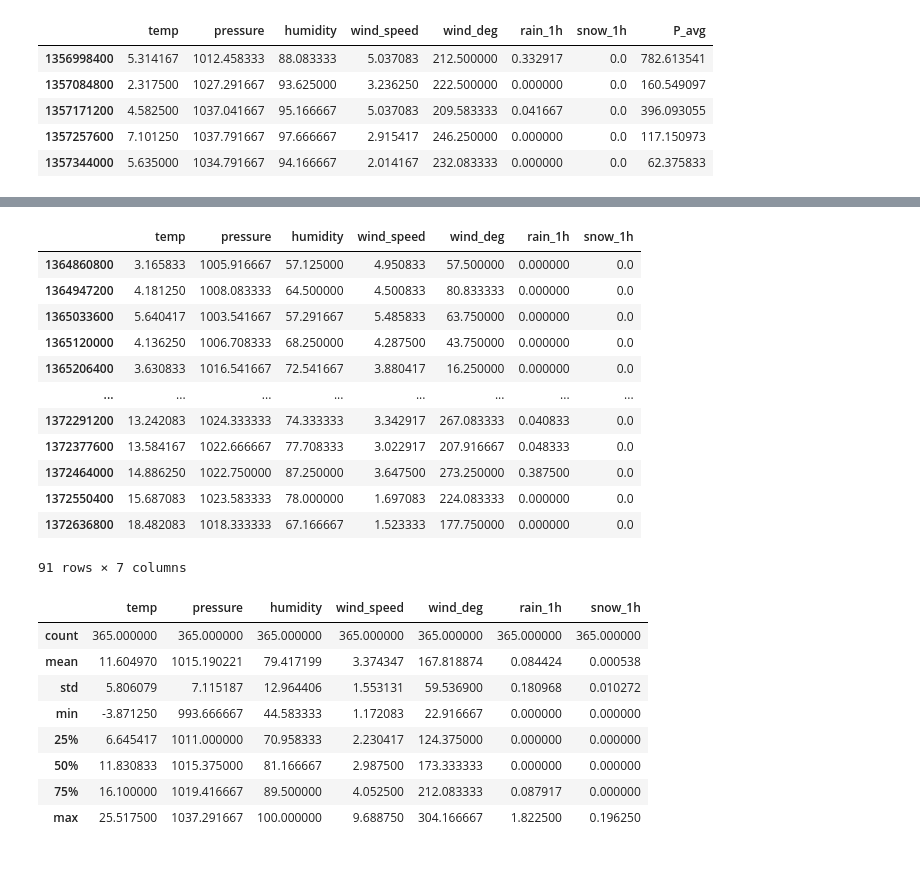
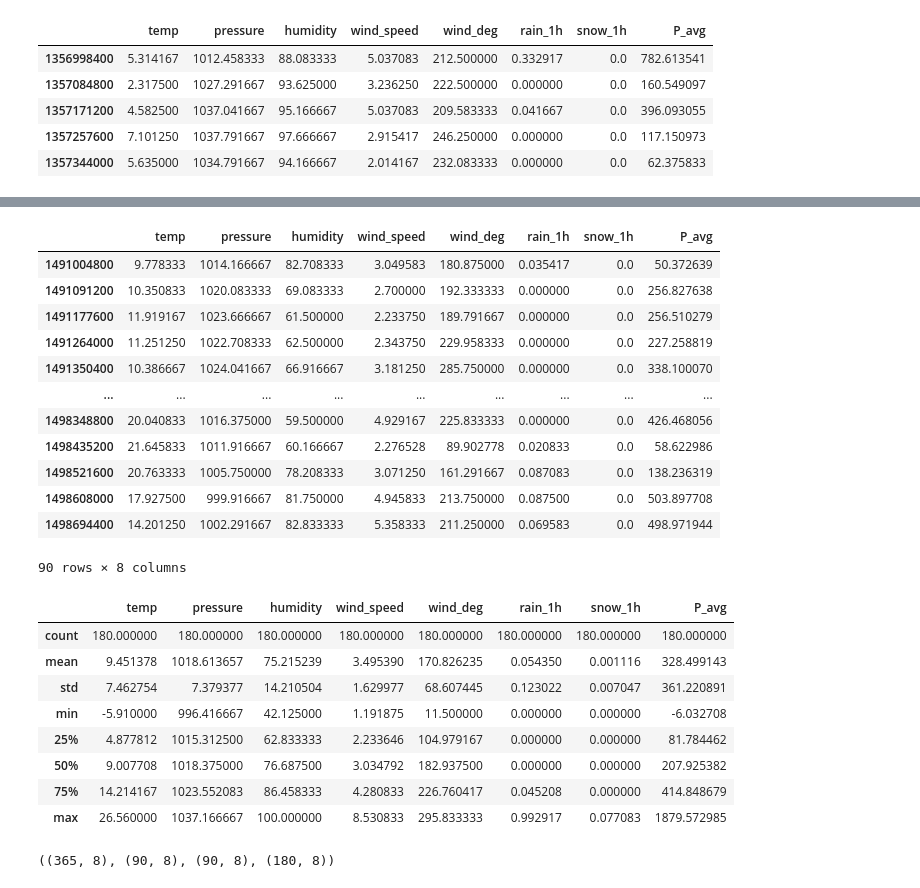
Before and after one commit to glopezcafaggi/engie_api, a Jupyter notebook: ml/wht_data.ipynb, the cells around one changed output, grey strips where cells are left out. Drawn from its saved outputs; the diff is of its cells as text; code cells hidden in the pictures.

```diff
--- a/ml/wht_data.ipynb
+++ b/ml/wht_data.ipynb
@@ -26,4 +26,5 @@ data.head()
 | 1357257600 | 7.101250 | 1037.791667 | 97.666667 | 2.915417 | 246.250000 | 0.000000 | 0.0 | 117.150973 |
 | 1357344000 | 5.635000 | 1034.791667 | 94.166667 | 2.014167 | 232.083333 | 0.000000 | 0.0 | 62.375833 |
 # %%
-data_wht = data.drop(columns=['P_avg'])
+#data_wht = data.drop(columns=['P_avg'])
+data_wht = data
@@ -71,33 +71,37 @@ data_wht_2
 # %%
-data_wht_3 = data_wht.iloc[91:182]
+data_wht_3 = data_wht.iloc[1461 + 90 : 1461 + 180]
 data_wht_3
 # %% [output]
-|  | temp | pressure | humidity | wind_speed | wind_deg | rain_1h | snow_1h |
-| 1364860800 | 3.165833 | 1005.916667 | 57.125000 | 4.950833 | 57.500000 | 0.000000 | 0.0 |
-| 1364947200 | 4.181250 | 1008.083333 | 64.500000 | 4.500833 | 80.833333 | 0.000000 | 0.0 |
-| 1365033600 | 5.640417 | 1003.541667 | 57.291667 | 5.485833 | 63.750000 | 0.000000 | 0.0 |
-| 1365120000 | 4.136250 | 1006.708333 | 68.250000 | 4.287500 | 43.750000 | 0.000000 | 0.0 |
-| 1365206400 | 3.630833 | 1016.541667 | 72.541667 | 3.880417 | 16.250000 | 0.000000 | 0.0 |
-| ... | ... | ... | ... | ... | ... | ... | ... |
-| 1372291200 | 13.242083 | 1024.333333 | 74.333333 | 3.342917 | 267.083333 | 0.040833 | 0.0 |
-| 1372377600 | 13.584167 | 1022.666667 | 77.708333 | 3.022917 | 207.916667 | 0.048333 | 0.0 |
-| 1372464000 | 14.886250 | 1022.750000 | 87.250000 | 3.647500 | 273.250000 | 0.387500 | 0.0 |
-| 1372550400 | 15.687083 | 1023.583333 | 78.000000 | 1.697083 | 224.083333 | 0.000000 | 0.0 |
-| 1372636800 | 18.482083 | 1018.333333 | 67.166667 | 1.523333 | 177.750000 | 0.000000 | 0.0 |
+|  | temp | pressure | humidity | wind_speed | wind_deg | rain_1h | snow_1h | P_avg |
+| 1491004800 | 9.778333 | 1014.166667 | 82.708333 | 3.049583 | 180.875000 | 0.035417 | 0.0 | 50.372639 |
+| 1491091200 | 10.350833 | 1020.083333 | 69.083333 | 2.700000 | 192.333333 | 0.000000 | 0.0 | 256.827638 |
+| 1491177600 | 11.919167 | 1023.666667 | 61.500000 | 2.233750 | 189.791667 | 0.000000 | 0.0 | 256.510279 |
+| 1491264000 | 11.251250 | 1022.708333 | 62.500000 | 2.343750 | 229.958333 | 0.000000 | 0.0 | 227.258819 |
+| 1491350400 | 10.386667 | 1024.041667 | 66.916667 | 3.181250 | 285.750000 | 0.000000 | 0.0 | 338.100070 |
+| ... | ... | ... | ... | ... | ... | ... | ... | ... |
+| 1498348800 | 20.040833 | 1016.375000 | 59.500000 | 4.929167 | 225.833333 | 0.000000 | 0.0 | 426.468056 |
+| 1498435200 | 21.645833 | 1011.916667 | 60.166667 | 2.276528 | 89.902778 | 0.020833 | 0.0 | 58.622986 |
+| 1498521600 | 20.763333 | 1005.750000 | 78.208333 | 3.071250 | 161.291667 | 0.087083 | 0.0 | 138.236319 |
+| 1498608000 | 17.927500 | 999.916667 | 81.750000 | 4.945833 | 213.750000 | 0.087500 | 0.0 | 503.897708 |
+| 1498694400 | 14.201250 | 1002.291667 | 82.833333 | 5.358333 | 211.250000 | 0.069583 | 0.0 | 498.971944 |
-91 rows × 7 columns
+90 rows × 8 columns
 # %%
-data_wht_4 = data_wht.iloc[366:731]
+data_wht_4 = data_wht.iloc[1461 : 1461 + 180]
 data_wht_4.describe()
 # %% [output]
-|  | temp | pressure | humidity | wind_speed | wind_deg | rain_1h | snow_1h |
-| count | 365.000000 | 365.000000 | 365.000000 | 365.000000 | 365.000000 | 365.000000 | 365.000000 |
-| mean | 11.604970 | 1015.190221 | 79.417199 | 3.374347 | 167.818874 | 0.084424 | 0.000538 |
-| std | 5.806079 | 7.115187 | 12.964406 | 1.553131 | 59.536900 | 0.180968 | 0.010272 |
-| min | -3.871250 | 993.666667 | 44.583333 | 1.172083 | 22.916667 | 0.000000 | 0.000000 |
-| 25% | 6.645417 | 1011.000000 | 70.958333 | 2.230417 | 124.375000 | 0.000000 | 0.000000 |
-| 50% | 11.830833 | 1015.375000 | 81.166667 | 2.987500 | 173.333333 | 0.000000 | 0.000000 |
-| 75% | 16.100000 | 1019.416667 | 89.500000 | 4.052500 | 212.083333 | 0.087917 | 0.000000 |
-| max | 25.517500 | 1037.291667 | 100.000000 | 9.688750 | 304.166667 | 1.822500 | 0.196250 |
+|  | temp | pressure | humidity | wind_speed | wind_deg | rain_1h | snow_1h | P_avg |
+| count | 180.000000 | 180.000000 | 180.000000 | 180.000000 | 180.000000 | 180.000000 | 180.000000 | 180.000000 |
+| mean | 9.451378 | 1018.613657 | 75.215239 | 3.495390 | 170.826235 | 0.054350 | 0.001116 | 328.499143 |
+| std | 7.462754 | 7.379377 | 14.210504 | 1.629977 | 68.607445 | 0.123022 | 0.007047 | 361.220891 |
+| min | -5.910000 | 996.416667 | 42.125000 | 1.191875 | 11.500000 | 0.000000 | 0.000000 | -6.032708 |
+| 25% | 4.877812 | 1015.312500 | 62.833333 | 2.233646 | 104.979167 | 0.000000 | 0.000000 | 81.784462 |
+| 50% | 9.007708 | 1018.375000 | 76.687500 | 3.034792 | 182.937500 | 0.000000 | 0.000000 | 207.925382 |
+| 75% | 14.214167 | 1023.552083 | 86.458333 | 4.280833 | 226.760417 | 0.045208 | 0.000000 | 414.848679 |
+| max | 26.560000 | 1037.166667 | 100.000000 | 8.530833 | 295.833333 | 0.992917 | 0.077083 | 1879.572985 |
+# %%
+data_wht_1.shape, data_wht_2.shape, data_wht_3.shape, data_wht_4.shape
+# %% [output]
+((365, 8), (90, 8), (90, 8), (180, 8))
 # %%
 data_wht_1.to_json(path_or_buf='../data/json/jdata1.json', index=True, orient='split')
 # %%
```
Also changed, not shown: parts of 5 cells of this notebook, 5 other files.
